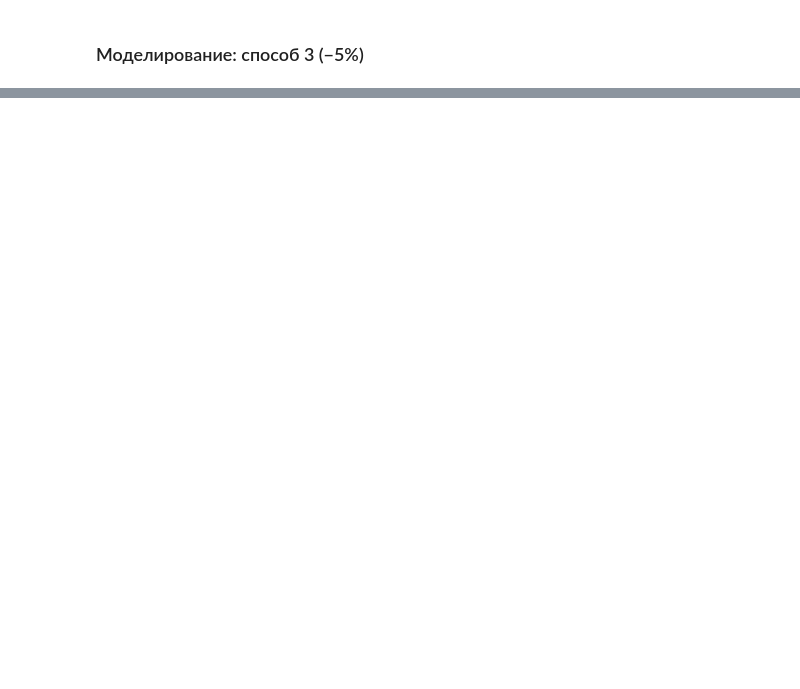
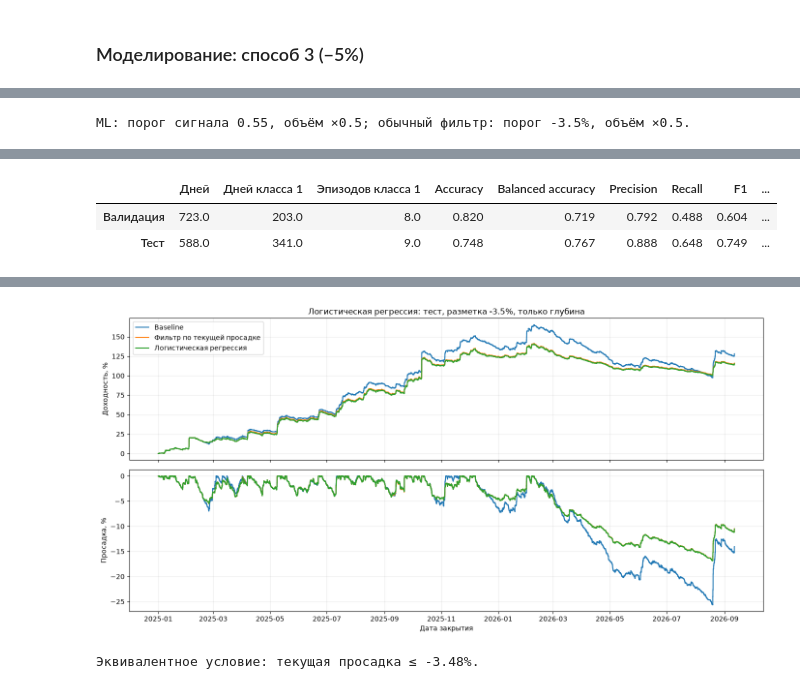
Before and after one commit to NikitaDzigurda/trading-strategy-risk-analysis, a Jupyter notebook: notebooks/05_drawdown_ml_analysis.ipynb, the cells around one changed output, grey strips where cells are left out. Saved outputs shown, nothing was run; the diff lists cells and outputs as text; code cells hidden in the pictures; blank space fills up the shorter version.

```diff
--- a/notebooks/05_drawdown_ml_analysis.ipynb
+++ b/notebooks/05_drawdown_ml_analysis.ipynb
@@ -423,0 +434,15 @@ ML: порог сигнала 0.30, объём ×0.5; обычный фильт
+# %%
+study_depth_only = run_study(labels_1, -3.5, feature_columns=['drawdown_pct'])
+
+depth_model = study_depth_only['model']
+depth_score_threshold = study_depth_only['threshold']
+depth_coefficient = depth_model[-1].coef_[0, 0] / depth_model[1].scale_[0]
+if abs(depth_coefficient) > 1e-12:
+    depth_logit = np.log(depth_score_threshold / (1 - depth_score_threshold))
+    depth_drawdown_threshold = (
+        depth_model[1].mean_[0] + (depth_logit - depth_model[-1].intercept_[0]) / depth_coefficient
+    )
+    depth_operator = '≤' if depth_coefficient < 0 else '≥'
+    print(f'Эквивалентное условие: текущая просадка {depth_operator} {depth_drawdown_threshold:.2f}%.')
+# %% [output]
+ML: порог сигнала 0.55, объём ×0.5; обычный фильтр: порог -3.5%, объём ×0.5.
@@ -423,0 +467,3 @@ ML: порог сигнала 0.30, объём ×0.5; обычный фильт
+|  | Дней | Дней класса 1 | Эпизодов класса 1 | Accuracy | Balanced accuracy | Precision | Recall | F1 | ... |
+| Валидация | 723.0 | 203.0 | 8.0 | 0.820 | 0.719 | 0.792 | 0.488 | 0.604 | ... |
+| Тест | 588.0 | 341.0 | 9.0 | 0.748 | 0.767 | 0.888 | 0.648 | 0.749 | ... |
@@ -423,0 +475,2 @@ ML: порог сигнала 0.30, объём ×0.5; обычный фильт
+[figure, added]
+Эквивалентное условие: текущая просадка ≤ -3.48%.
```
Also changed, not shown: parts of 19 cells of this notebook, 2 other files.
